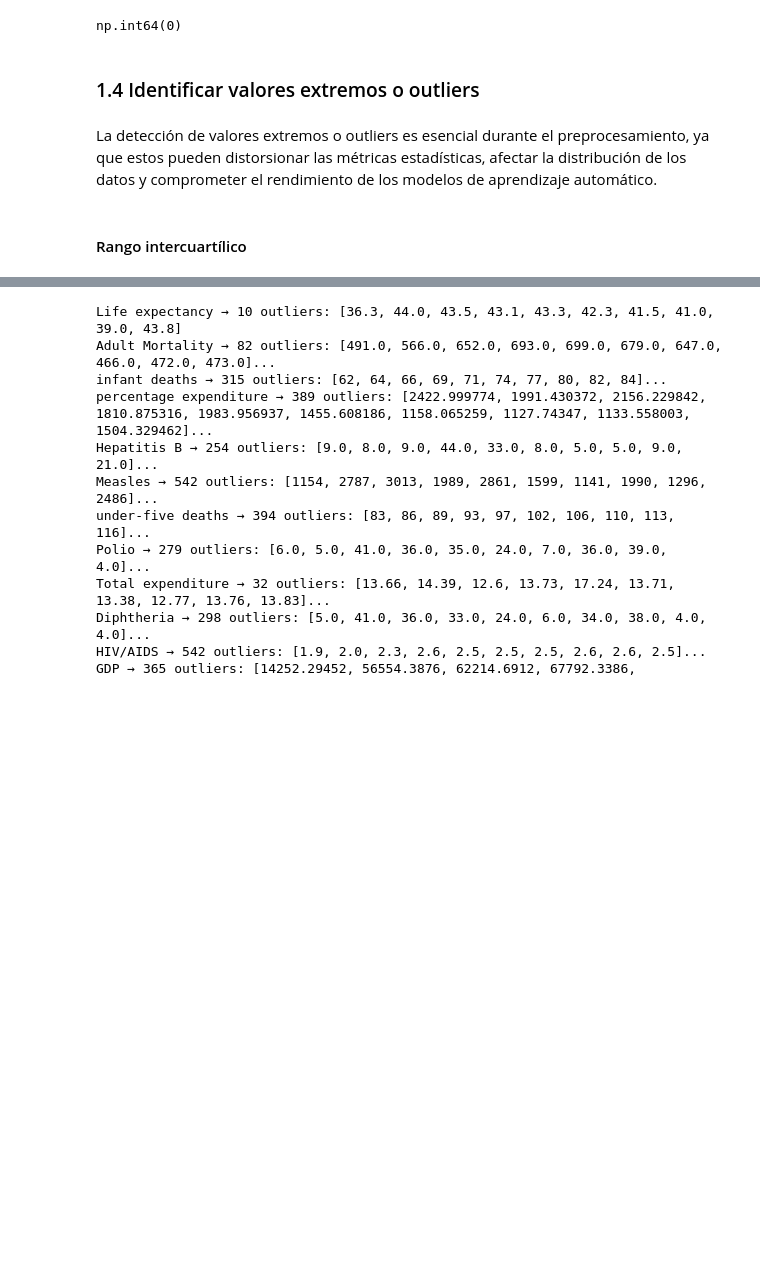
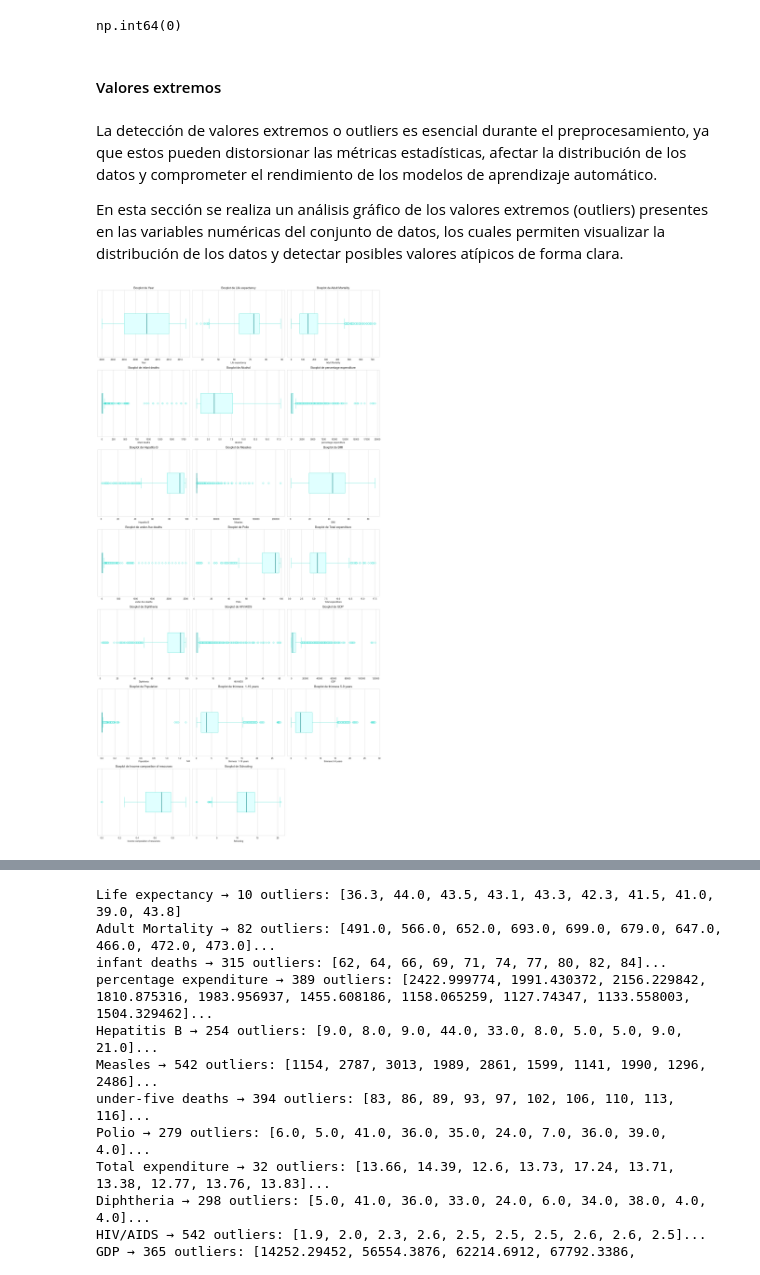
Before and after one commit to MiriamDonas00022423/ProyectoNumericoBurdenShots, a Jupyter notebook: my_regression_app/notebook/linear_regression.ipynb, the cells around one changed output, grey strips where cells are left out. Cells and saved outputs as stored; diff of their text form; code cells hidden in the pictures; blank space fills up the shorter version.

```diff
--- a/my_regression_app/notebook/linear_regression.ipynb
+++ b/my_regression_app/notebook/linear_regression.ipynb
@@ -255,9 +288,48 @@ Como se observa a continuación, en nuestro caso el resultado indica que no se e
 data.duplicated().sum()
 # %% [output]
 np.int64(0)
-# %% [markdown]
-### 1.4 Identificar valores extremos o outliers
+# %% [markdown]
+#### Valores extremos
 # %% [markdown]
 La detección de valores extremos o outliers es esencial durante el preprocesamiento, ya que estos pueden distorsionar las métricas estadísticas, afectar la distribución de los datos y comprometer el rendimiento de los modelos de aprendizaje automático.
+
+En esta sección se realiza un análisis gráfico de los valores extremos (outliers) presentes en las variables numéricas del conjunto de datos, los cuales permiten visualizar la distribución de los datos y detectar posibles valores atípicos de forma clara.
-# %% [markdown]
-#### Rango intercuartílico
+# %%
+import math
+
+sns.set_style("whitegrid")
+
+# Filtrar solo columnas numéricas
+numeric_columns = data.select_dtypes(include='number').columns
+num_plots = len(numeric_columns)
+
+# Configurar el número de columnas y filas
+cols = 3
+rows = math.ceil(num_plots / cols)
+
+# Crear los subplots
+fig, axes = plt.subplots(rows, cols, figsize=(18, 5 * rows))
+axes = axes.flatten()  # Para iterar fácilmente
+
+for i, column in enumerate(numeric_columns):
+    sns.boxplot(
+        x=data[column].dropna(),
+        ax=axes[i],
+        width=0.3,
+        boxprops=dict(facecolor='lightcyan', edgecolor='turquoise'),
+        medianprops=dict(color='teal', linewidth=2),
+        whiskerprops=dict(color='turquoise'),
+        capprops=dict(color='turquoise'),
+        flierprops=dict(marker='D', markerfacecolor='lightcyan', markeredgecolor='turquoise', alpha=0.7)
+    )
+    axes[i].set_title(f'Boxplot de {column}', fontsize=13)
+    axes[i].set_xlabel(column)
+
+# Eliminar ejes vacíos si hay más subplots que columnas
+for j in range(i + 1, len(axes)):
+    fig.delaxes(axes[j])
+
+plt.tight_layout()
+plt.show()
+# %% [output]
+[figure, added]
```
Also changed, not shown: parts of 170 cells of this notebook, 3 other files.
